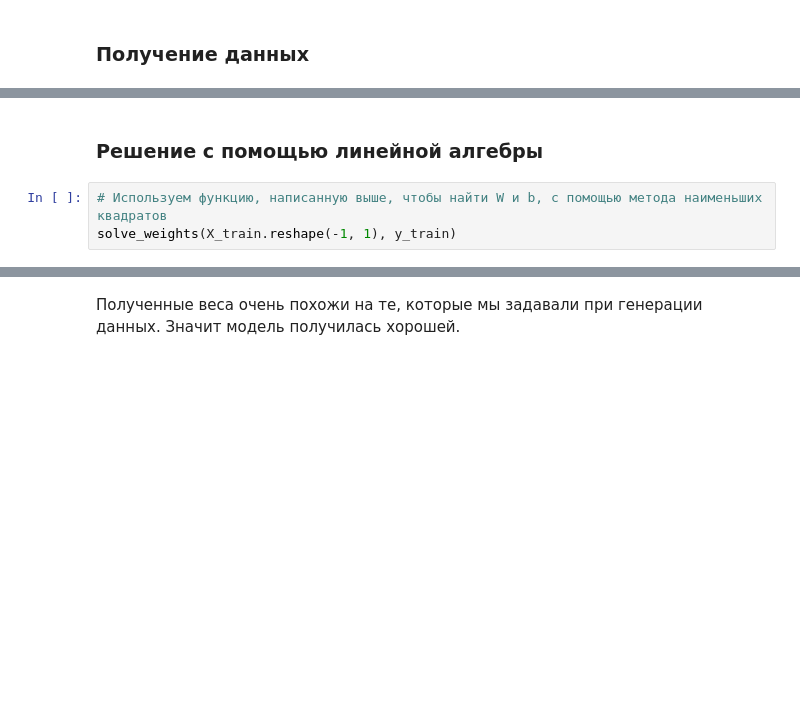
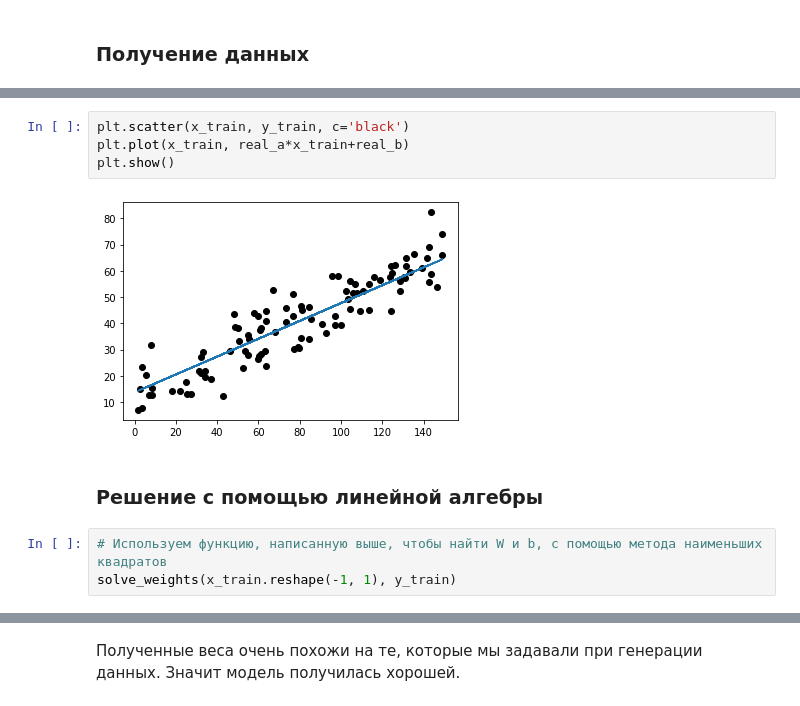
Before and after one commit to ElizavetaWow/MachineLearning, a Jupyter notebook: Sem4_pair_reg/Seminar_2_2_2022_linear_models.ipynb, the cells around one changed output, grey strips where cells are left out. Cells and saved outputs as stored; diff of their text form; blank space fills up the shorter version.

```diff
--- a/Sem4_pair_reg/Seminar_2_2_2022_linear_models.ipynb
+++ b/Sem4_pair_reg/Seminar_2_2_2022_linear_models.ipynb
@@ -137,8 +140,14 @@ def generate_data(range_, a, b, std, num_points=100):
+# %%
+plt.scatter(x_train, y_train, c='black')
+plt.plot(x_train, real_a*x_train+real_b)
+plt.show()
+# %% [output]
+[figure, added]
 # %% [markdown]
 ### Решение с помощью линейной алгебры
 # %%
 # Используем функцию, написанную выше, чтобы найти W и b, с помощью метода наименьших квадратов
-solve_weights(X_train.reshape(-1, 1), y_train)
+solve_weights(x_train.reshape(-1, 1), y_train)
 # %%
 # Полученные веса лежат в глобальных переменных, выведем их
 W, b
```
Also changed, not shown: parts of 5 cells of this notebook, 3 other files.
